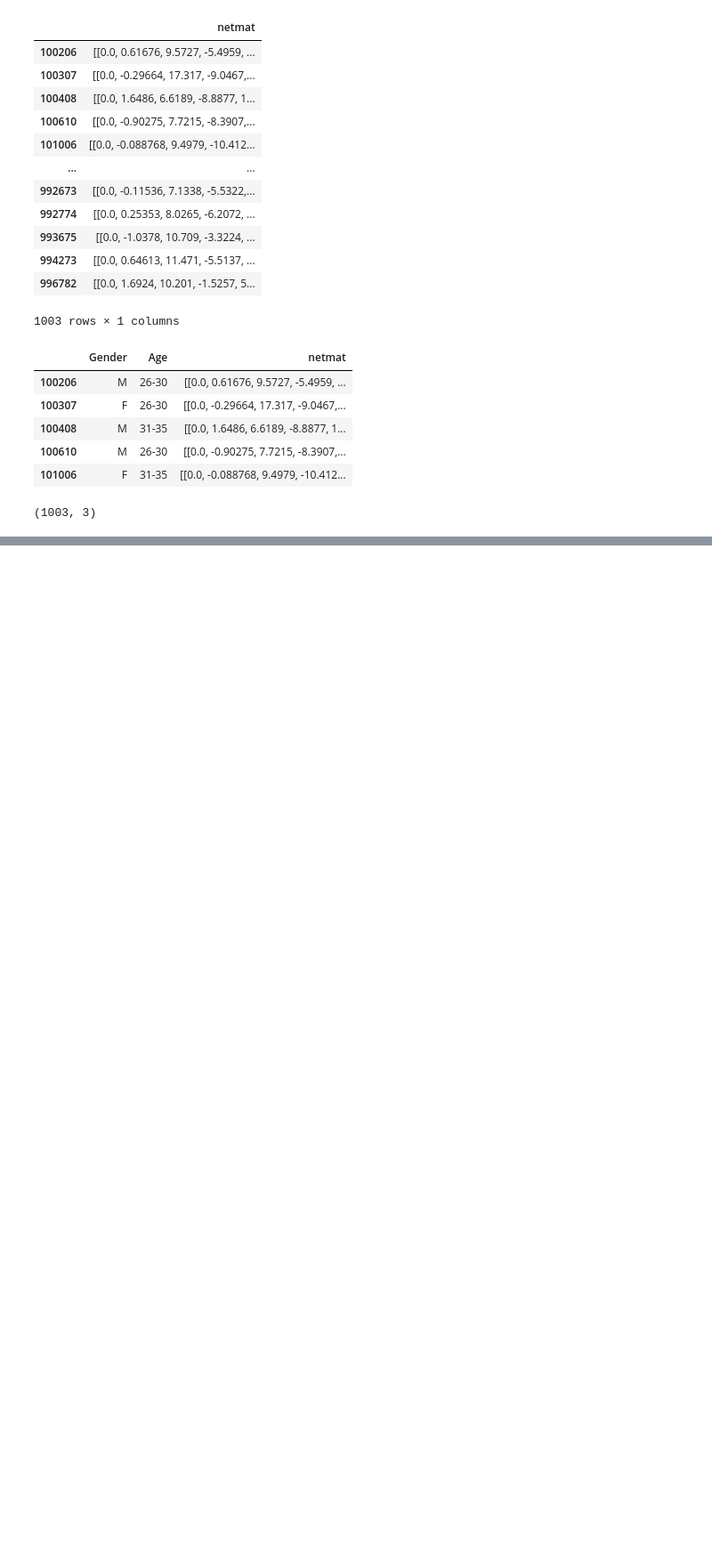
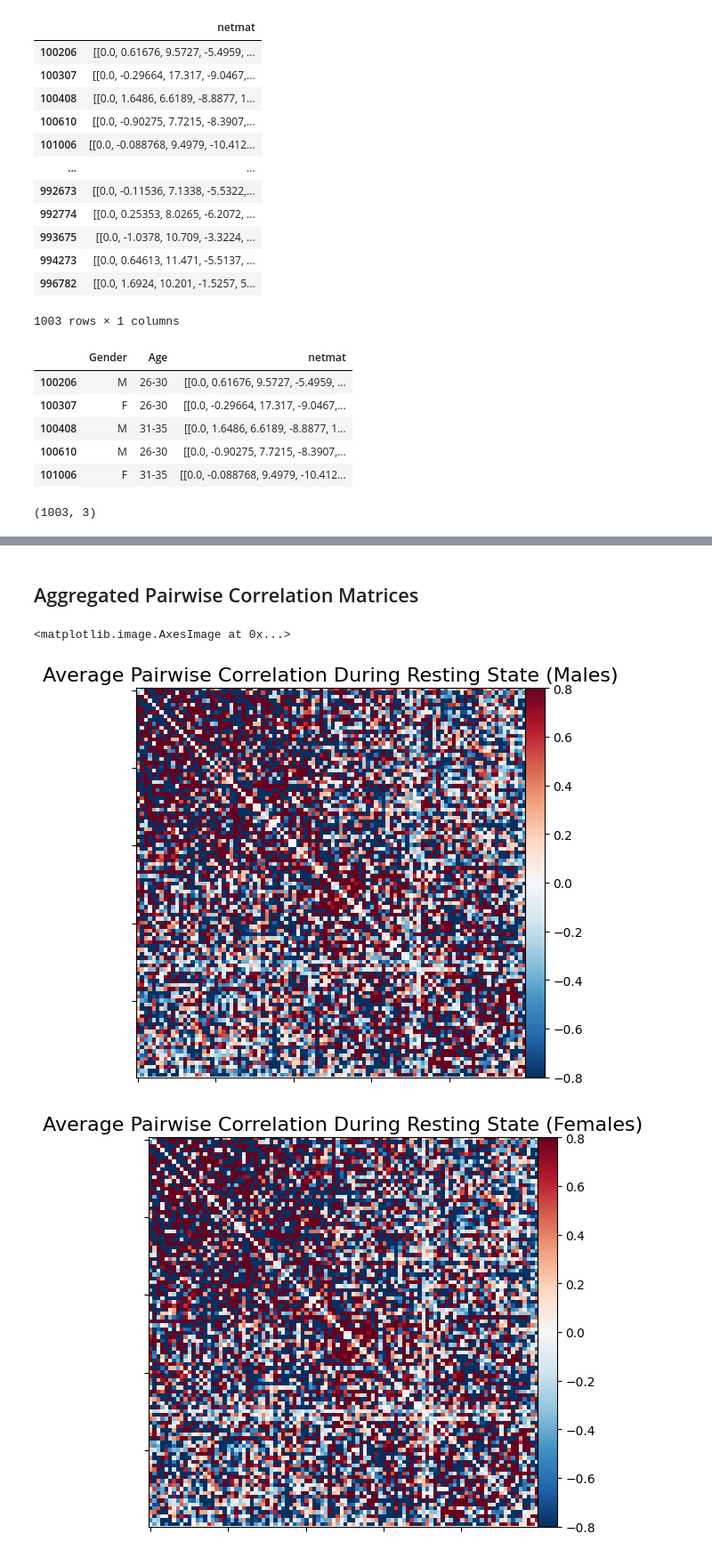
Before and after one commit to AndrewCheng02/DSC180B-Capstone-ProjectA09, a Jupyter notebook: HCP Data.ipynb, the cells around one changed output, grey strips where cells are left out. Shown at 89% size. Cells and saved outputs as stored; diff of their text form; code cells hidden in the pictures; blank space fills up the shorter version.

Commit message:
performed EDA in HCP Data

```diff
--- a/HCP Data.ipynb
+++ b/HCP Data.ipynb
@@ -152,0 +164,20 @@ data.shape
+# %%
+# load in data
+# fp = "Data/data_clean.csv"
+
+sex = "Gender" # column name for male or female assignment
+netmat = "netmat"
+
+df = data[[sex, netmat]]
+
+m = "M"
+f = "F"
+male_df = df[df[sex] == m] # get all males
+female_df = df[df[sex] == f] # get all females
+
+avg_netmat = df.groupby(sex).mean()[netmat] # find element-wise averages in male correlation matrix and female correlation matrix
+m_avg_netmat = avg_netmat.loc[m]
+f_avg_netmat = avg_netmat.loc[f]
+
+diff_avg_netmat = m_avg_netmat - f_avg_netmat # find element-wise difference in averages between male and female correlation matrix (M - F)
+diff_avg_netmat
@@ -152,0 +198,15 @@ data.shape
+# %% [markdown]
+## Aggregated Pairwise Correlation Matrices
+# %%
+plotting.plot_matrix( # visualize element-wise average of males
+    m_avg_netmat, colorbar=True, vmax=0.8, vmin=-0.8, title = "Average Pairwise Correlation During Resting State (Males)")
+
+plotting.plot_matrix( # visualize element-wise average of females
+    f_avg_netmat, colorbar=True, vmax=0.8, vmin=-0.8, title = "Average Pairwise Correlation During Resting State (Females)")
+
+plotting.plot_matrix( # visualize element-wise difference of averages
+    diff_avg_netmat, colorbar=True, vmax=0.8, vmin=-0.8, title = "Difference in Average Pairwise Correlation During Resting State (Males - Females)")
+# %% [output]
+<matplotlib.image.AxesImage at 0x...>
+[figure, added]
+[figure, added]
```
Also changed, not shown: parts of 32 cells of this notebook, 1 other file.
